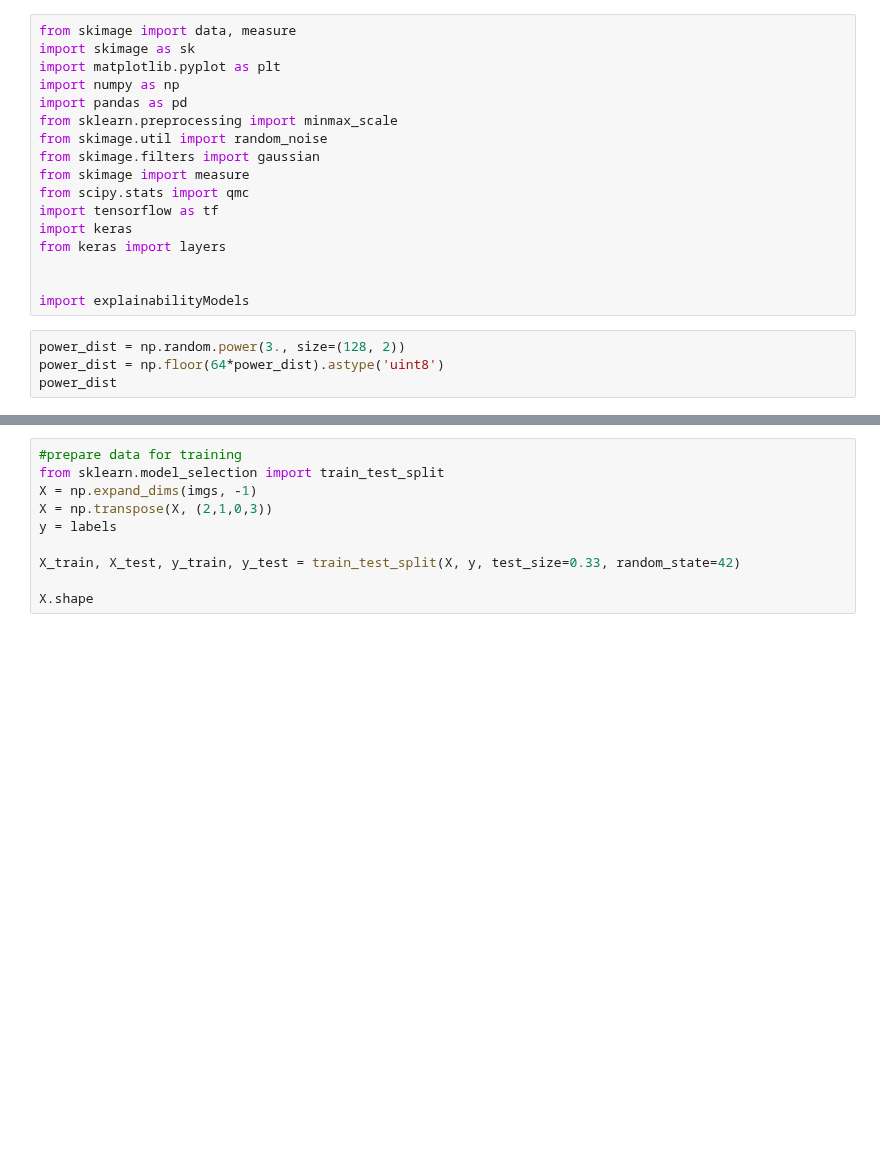
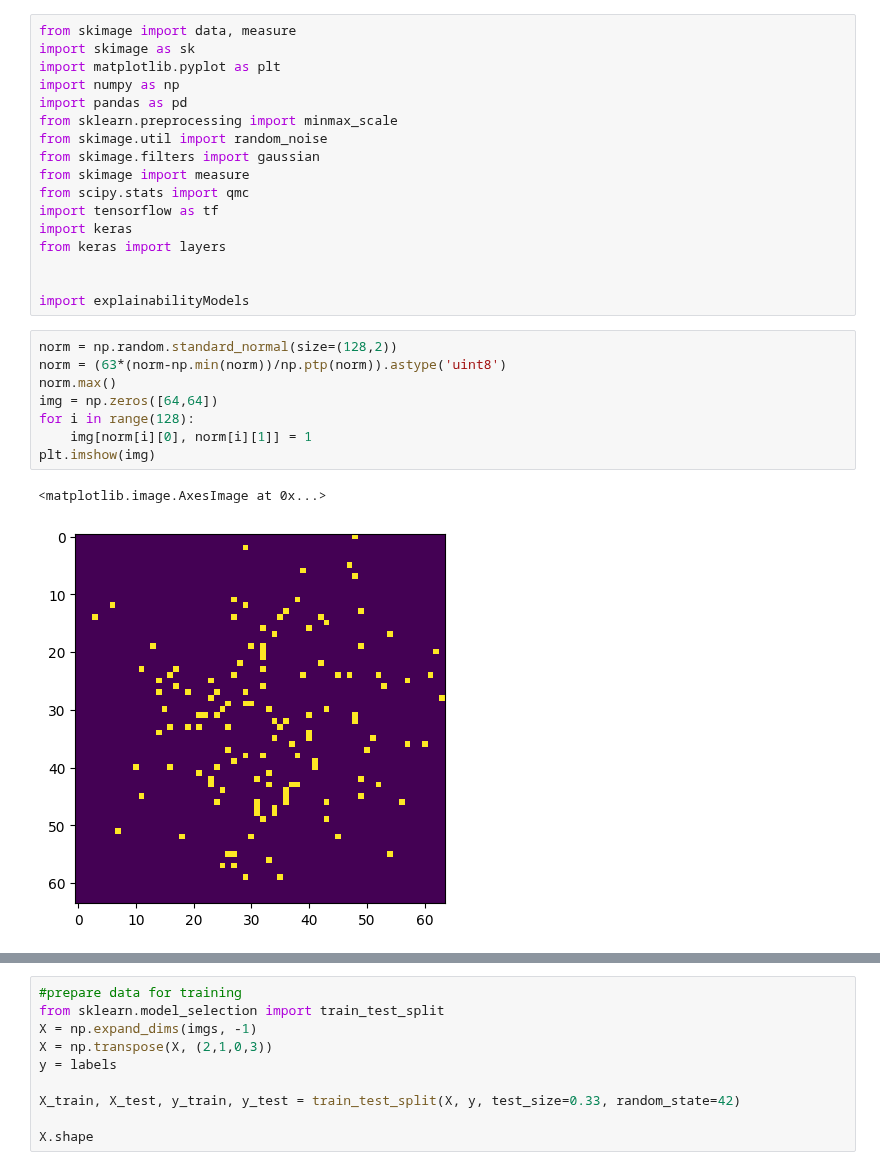
Before and after one commit to Kayzi0/ExplainBlobs, a Jupyter notebook: model_train.ipynb, the cells around one changed output, grey strips where cells are left out. Cells and saved outputs as stored; diff of their text form; blank space fills up the shorter version.

```diff
--- a/model_train.ipynb
+++ b/model_train.ipynb
@@ -15,10 +15,17 @@ from keras import layers
 
 
 import explainabilityModels
-# %%
-power_dist = np.random.power(3., size=(128, 2))
-power_dist = np.floor(64*power_dist).astype('uint8')
-power_dist
+# %%
+norm = np.random.standard_normal(size=(128,2))
+norm = (63*(norm-np.min(norm))/np.ptp(norm)).astype('uint8')
+norm.max()
+img = np.zeros([64,64])
+for i in range(128):
+    img[norm[i][0], norm[i][1]] = 1
+plt.imshow(img)
+# %% [output]
+<matplotlib.image.AxesImage at 0x...>
+[figure, added]
 # %%
 def generate_pseudo_img(n_pts = 128, size = 64):
     img = np.zeros([size,size])
```
Also changed, not shown: parts of 15 cells of this notebook, 4 other files.
